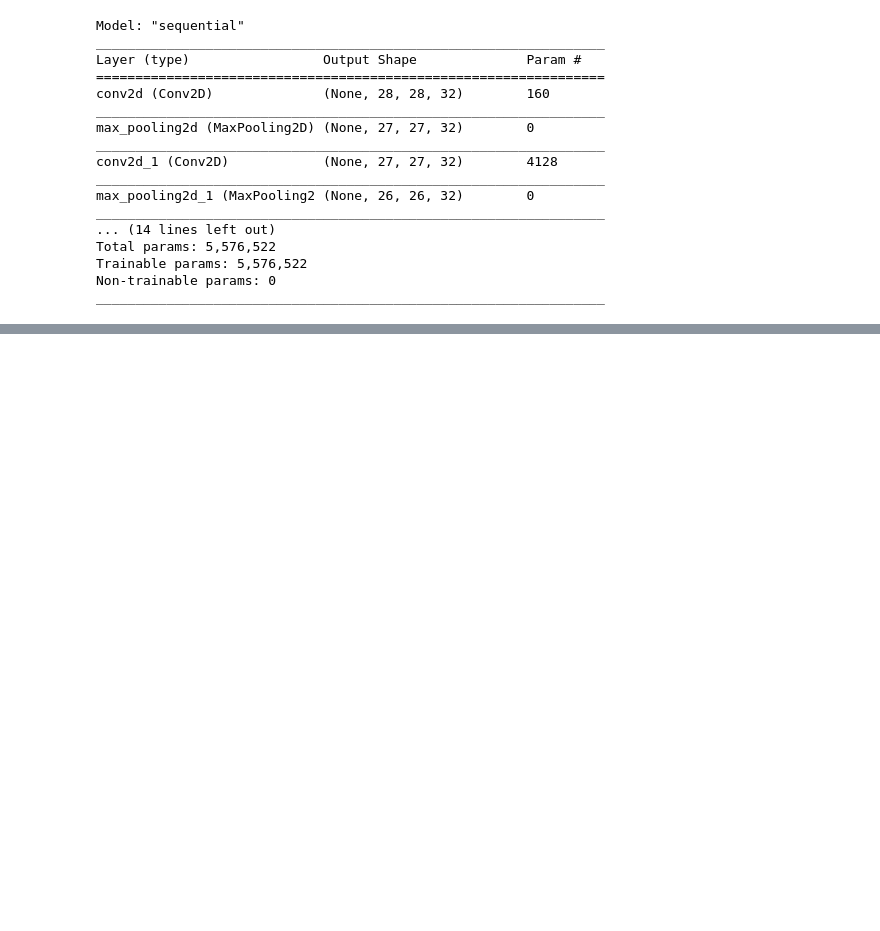
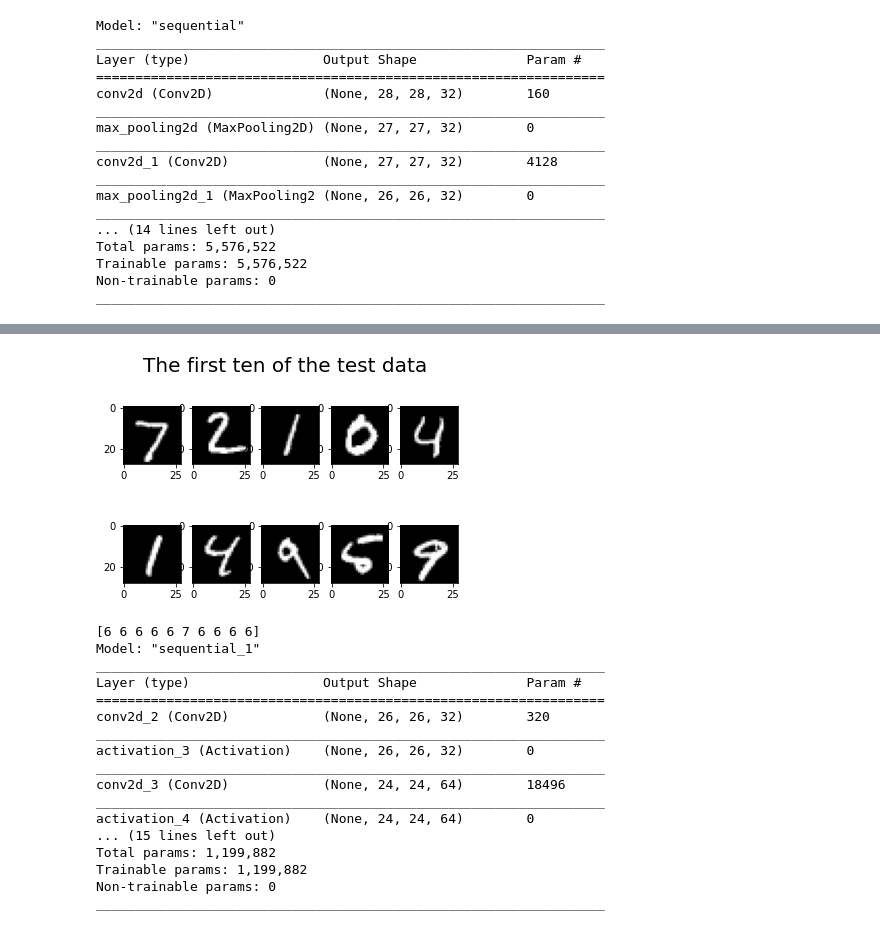
Before and after one commit to hyun031916/deep_learning_project, a Jupyter notebook: CNN.ipynb, the cells around one changed output, grey strips where cells are left out. Drawn from its saved outputs; the diff is of its cells as text; code cells hidden in the pictures; blank space fills up the shorter version.

Commit message:
CNN을 이용한 분류(MNIST)

```diff
--- a/CNN.ipynb
+++ b/CNN.ipynb
@@ -206,3 +206,64 @@ Total params: 5,576,522
 Trainable params: 5,576,522
 Non-trainable params: 0
 _________________________________________________________________
+# %%
+# CNN을 이용한 분류(MNIST)
+
+from tensorflow.keras.datasets import mnist
+from tensorflow.keras.layers import Dense, Dropout, Flatten, Activation
+from tensorflow.keras.layers import Conv2D, MaxPooling2D
+from tensorflow.keras.models import Sequential, load_model
+from keras.utils.np_utils import to_categorical
+from keras.utils.vis_utils import plot_model
+import numpy as np
+import matplotlib.pyplot as plt
+%matplotlib inline
+
+#데이터 읽어 들이기
+(X_train, y_train), (X_test, y_test) = mnist.load_data()
+
+# 전체 데이터 중 학습에 300장, 테스트에 100장의 데이터 사용
+# Conv 층은 4차원 배열을 받아들임(배티 크기 x 가로 x 세로 x 채널 수)
+# MNIST 데이터는 RGB 이미지가 아니라 원래 3차원 데이터이므로 미리 4차원으로 변환
+X_train = X_train[:300].reshape(-1, 28, 28, 1)
+X_test = X_test[:100].reshape(-1, 28, 28, 1)
+y_train = to_categorical(y_train)[:300]
+y_test = to_categorical(y_test)[:100]
+
+#모델 정의하기
+model = Sequential()
+
+model.add(Conv2D(32, kernel_size=(3, 3), input_shape=(28, 28, 1)))
+model.add(Activation('relu'))
+model.add(Conv2D(filters=64, kernel_size=(3, 3)))
+model.add(Activation('relu'))
+model.add(MaxPooling2D(pool_size=(2, 2)))
+model.add(Dropout(0.25))
+model.add(Flatten())
+model.add(Dense(128))
+model.add(Activation('relu'))
+model.add(Dropout(0.5))
+model.add(Dense(10))
+
+model.compile(loss='categorical_crossentropy', optimizer='adadelta', metrics=['accuracy'])
+
+model.fit(X_train, y_train, batch_size=128, epochs=1, verbose=1, validation_data=(X_test, y_test))
+
+#정확도 평가
+scores=model.evaluate(X_test, y_test, verbose=1)
+print('Test loss: ', scores[0])
+print('Test accuracy: ', scores[1])
+
+#데이터 시각화하기(테스트 데이터의 처음 10장)
+for i in range(10):
+    plt.subplot(2, 5, i+1)
+    plt.imshow(X_test[i].reshape((28, 28)), 'gray')
+plt.suptitle("The first ten of the test data", fontsize=20)
+plt.show()
+
+#에측하기(테스트 데이터의 처음 10장)
+pred = np.argmax(model.predict(X_test[0:10]), axis=1)
+print(pred)
+
+model.summary()
+# %% [output]
@@ -208,0 +274,18 @@ _________________________________________________________________
+[figure, added]
+[6 6 6 6 6 7 6 6 6 6]
+Model: "sequential_1"
+_________________________________________________________________
+Layer (type)                 Output Shape              Param #
+=================================================================
+conv2d_2 (Conv2D)            (None, 26, 26, 32)        320
+_________________________________________________________________
+activation_3 (Activation)    (None, 26, 26, 32)        0
+_________________________________________________________________
+conv2d_3 (Conv2D)            (None, 24, 24, 64)        18496
+_________________________________________________________________
+activation_4 (Activation)    (None, 24, 24, 64)        0
+... (15 lines left out)
+Total params: 1,199,882
+Trainable params: 1,199,882
+Non-trainable params: 0
+_________________________________________________________________
```
Also changed, not shown: parts of 1 cell of this notebook.
